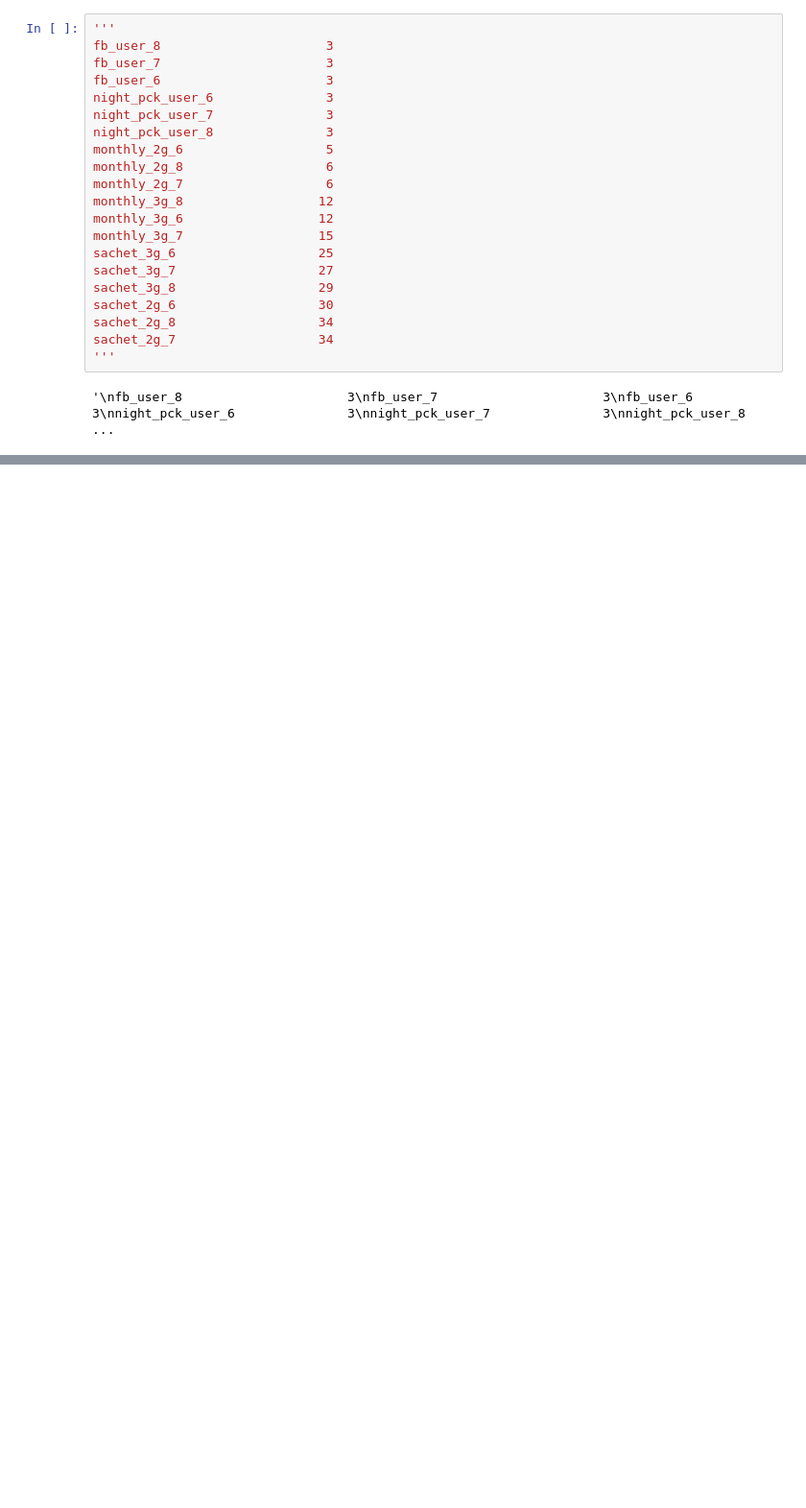
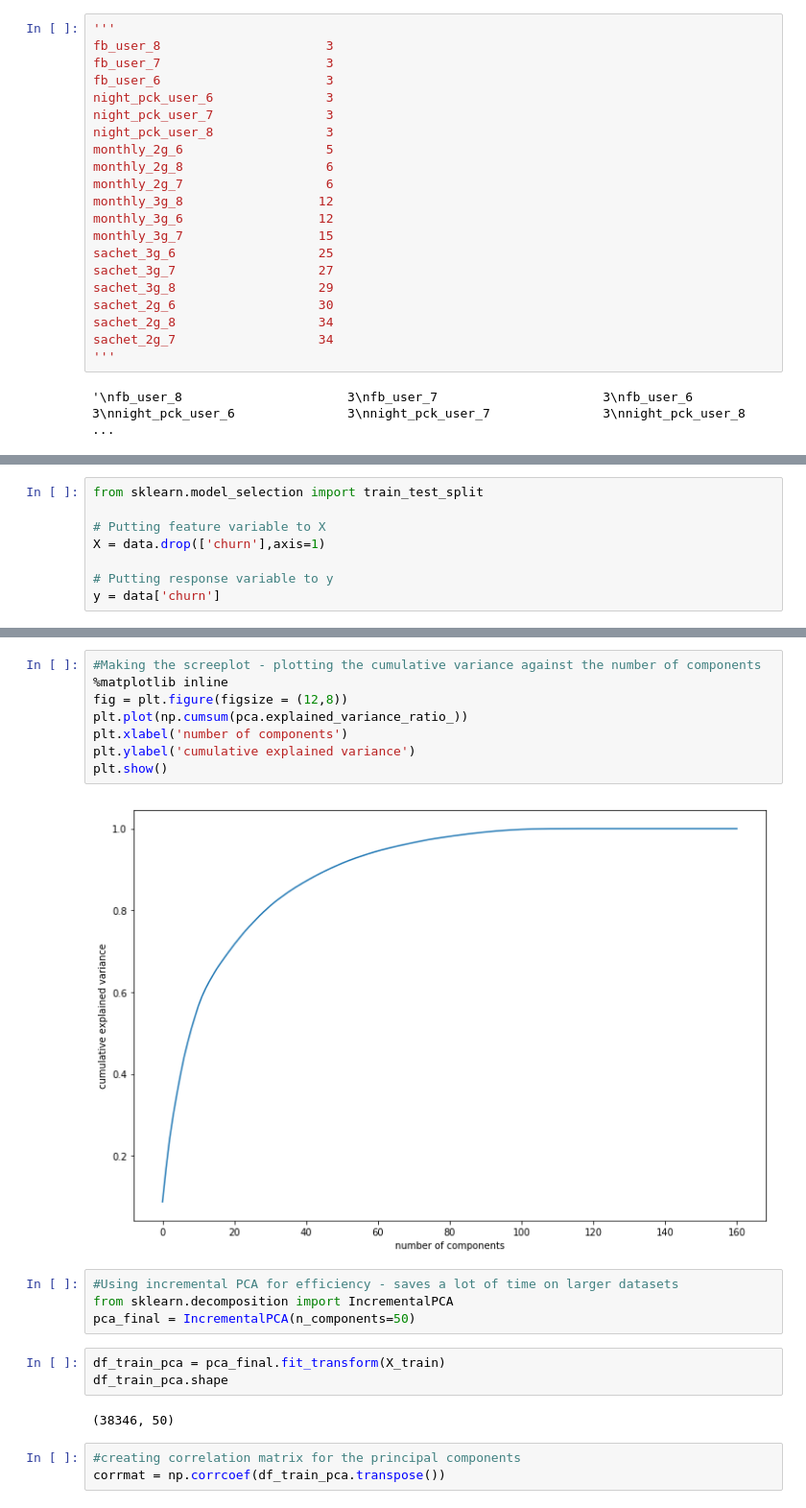
Before and after one commit to gettingtoknowdata/predict-churn, a Jupyter notebook: Telecom_churn_case_study.ipynb, the cells around one changed output, grey strips where cells are left out. Shown at 96% size. Cells and saved outputs as stored; diff of their text form; blank space fills up the shorter version.

```diff
--- a/Telecom_churn_case_study.ipynb
+++ b/Telecom_churn_case_study.ipynb
@@ -599,0 +423,8 @@ df_clean1[['churn', 'total_og_mou_diff_8_7', 'total_og_mou_diff_7_6']].head(10)
+# %%
+from sklearn.model_selection import train_test_split
+
+# Putting feature variable to X
+X = data.drop(['churn'],axis=1)
+
+# Putting response variable to y
+y = data['churn']
@@ -599,0 +488,22 @@ df_clean1[['churn', 'total_og_mou_diff_8_7', 'total_og_mou_diff_7_6']].head(10)
+# %%
+#Making the screeplot - plotting the cumulative variance against the number of components
+%matplotlib inline
+fig = plt.figure(figsize = (12,8))
+plt.plot(np.cumsum(pca.explained_variance_ratio_))
+plt.xlabel('number of components')
+plt.ylabel('cumulative explained variance')
+plt.show()
+# %% [output]
+[figure, added]
+# %%
+#Using incremental PCA for efficiency - saves a lot of time on larger datasets
+from sklearn.decomposition import IncrementalPCA
+pca_final = IncrementalPCA(n_components=50)
+# %%
+df_train_pca = pca_final.fit_transform(X_train)
+df_train_pca.shape
+# %% [output]
+(38346, 50)
+# %%
+#creating correlation matrix for the principal components
+corrmat = np.corrcoef(df_train_pca.transpose())
```
Also changed, not shown: parts of 115 cells of this notebook.
